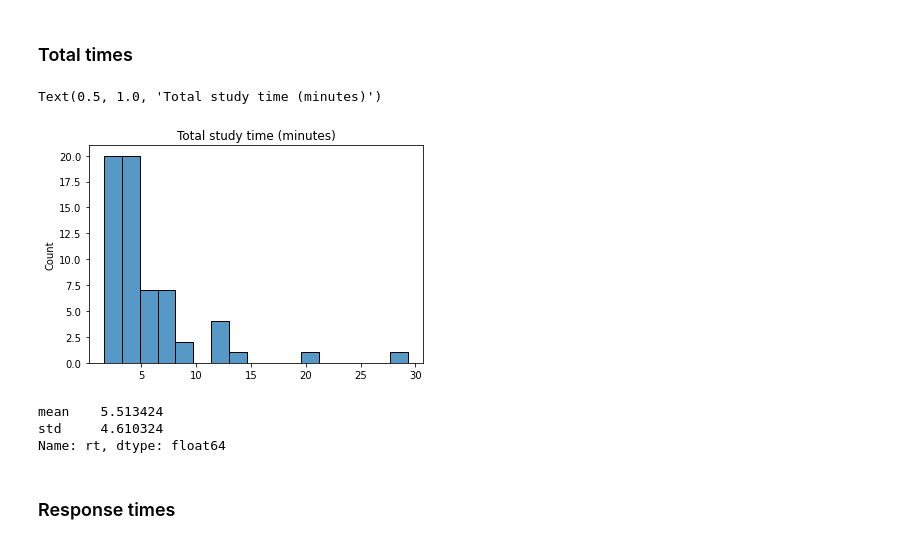
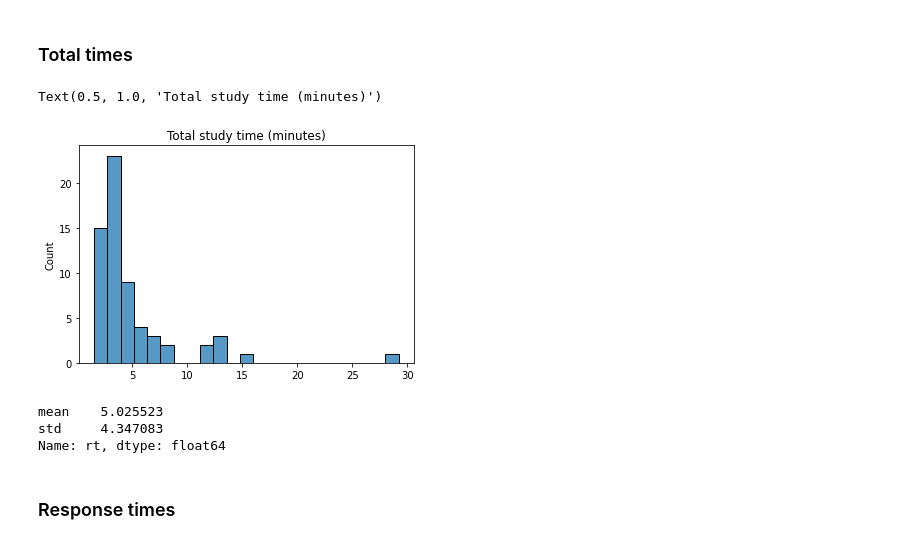
Before and after one commit to hans/explaining, a Jupyter notebook: notebooks/00_comprehension_swarm-construction-meaning/00 preprocess.ipynb, the cells around one changed output. Drawn from its saved outputs; the diff is of its cells as text; code cells hidden in the pictures.

Commit message:
update 00 notebook to only load data from 00 experiment

```diff
--- a/notebooks/00_comprehension_swarm-construction-meaning/00 preprocess.ipynb
+++ b/notebooks/00_comprehension_swarm-construction-meaning/00 preprocess.ipynb
@@ -18,9 +18,12 @@ import data
 data._get_connection("../../data/participants.db")
 
 raw_df = data.get_trials_df(data.load_raw_results(),
-                            ("materials_id", "item_id", "condition_id"))
+                            ("experiment_id", "materials_id", "item_id", "condition_id"))
 
-response_df = raw_df[raw_df.trial_type == "html-slider-response-with-copout"]
+response_df = raw_df[(raw_df.experiment_id == "00_comprehension_swarm-construction-meaning") & (raw_df.trial_type == "html-slider-response-with-copout")]
+# HACK: concat in trials which were missing experiment_id annotation. oops.
+response_df = pd.concat([response_df,
+                         raw_df[(raw_df.trial_type == "html-slider-response-with-copout") & raw_df.experiment_id.isna() & (raw_df.dateTime < 1628370478823)]])
 # %% [output]
 Missing datastring for uid A33LYSCQQU1YDJ:31JLPPHS2VIHTNHTYQX3Y0LM83NO3X. Status was 1.
 # %%
@@ -60,4 +64,7 @@ len(raw_df.reset_index().uniqueid.unique())
 63
 # %% [markdown]
 ### Demo
+# %%
+# again hack -- forgot to put in experiment_id
+qualitative_df = raw_df[raw_df.trial_type.isin(("survey-text", "survey-multi-choice")) & (raw_df.dateTime <= 1628370478823)]
 # %%
@@ -104,16 +111,16 @@ Name: survey_answer, Length: 63, dtype: object
 # %% [markdown]
 ### Total times
 # %%
-sns.histplot(raw_df.groupby("uniqueid").apply(lambda rows: rows.rt.sum() / 1000 / 60))
+sns.histplot(pd.concat([response_df, qualitative_df]).groupby("uniqueid").apply(lambda rows: rows.rt.sum() / 1000 / 60))
 plt.title("Total study time (minutes)")
 # %% [output]
 Text(0.5, 1.0, 'Total study time (minutes)')
-[figure, old version]
+[figure, new version]
 # %%
-raw_df.groupby("uniqueid").rt.sum().apply(lambda xs: xs / 1000 / 60).agg(["mean", "std"])
+pd.concat([response_df, qualitative_df]).groupby("uniqueid").rt.sum().apply(lambda xs: xs / 1000 / 60).agg(["mean", "std"])
 # %% [output]
-mean    5.513424
-std     4.610324
+mean    5.025523
+std     4.347083
 Name: rt, dtype: float64
 # %% [markdown]
 ### Response times
```
Also changed, not shown: parts of 11 cells of this notebook.
